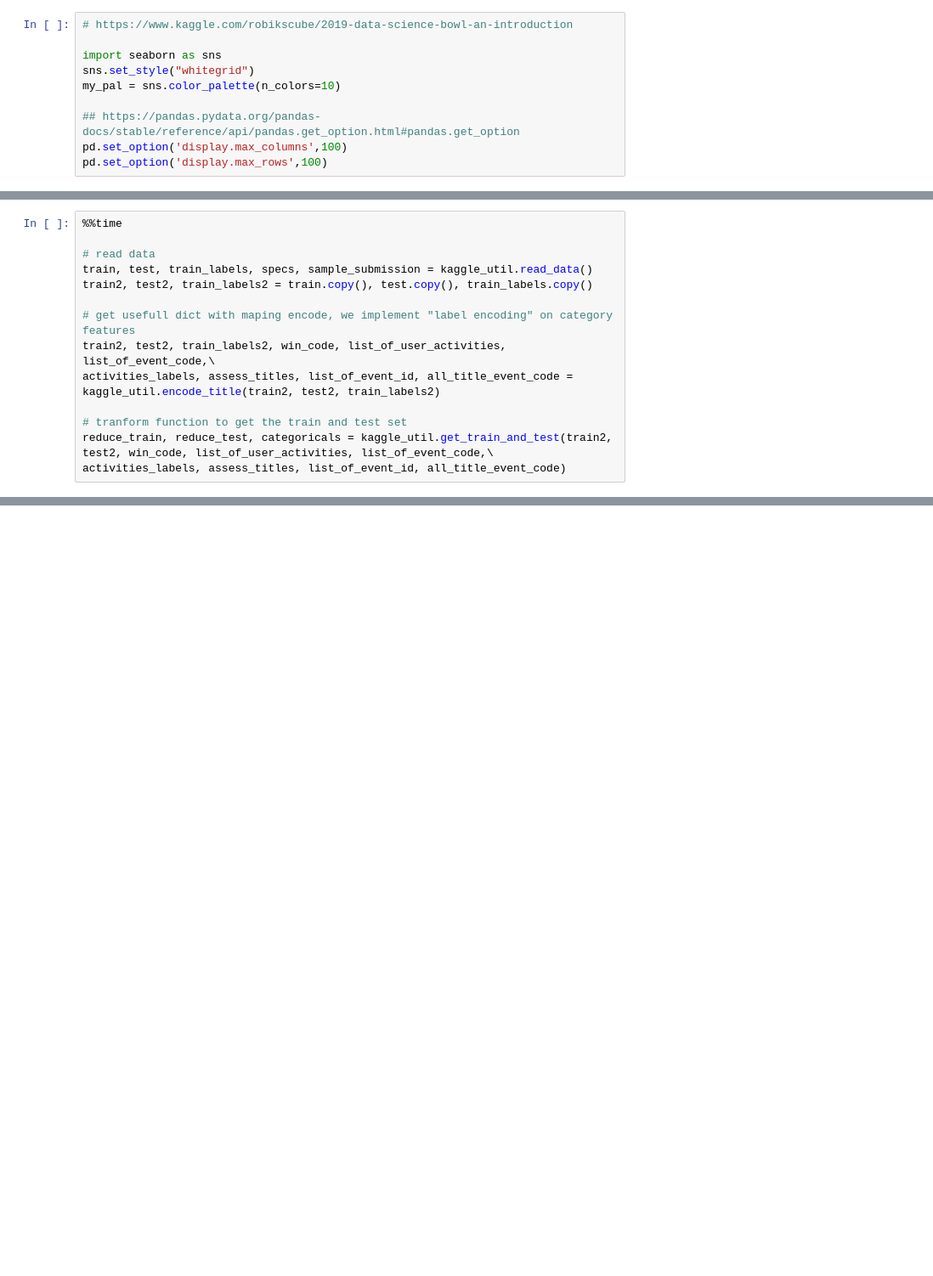
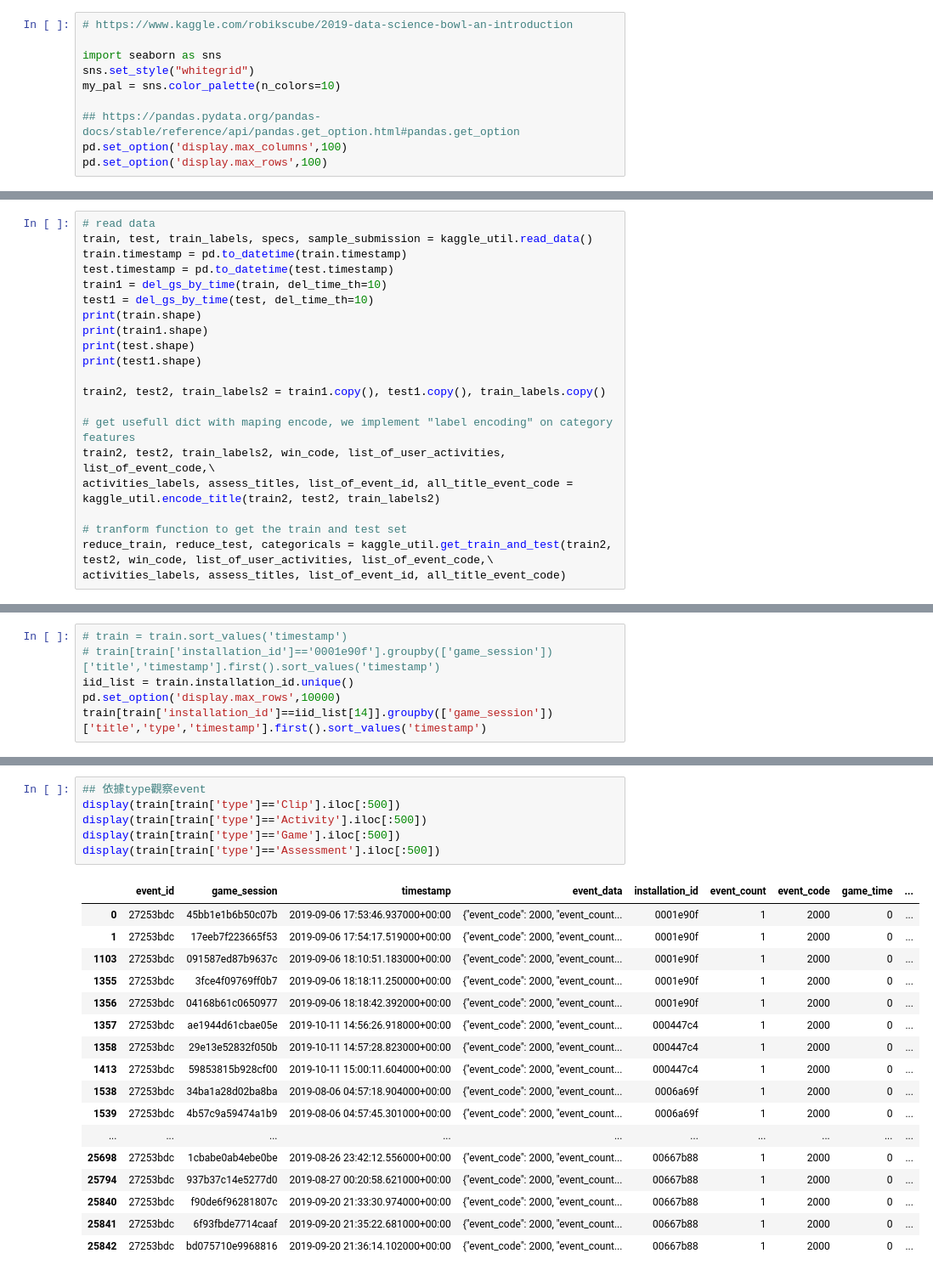
Before and after one commit to chris1214git/2019-DSB, a Jupyter notebook: code/data_preprocess.ipynb, the cells around one changed output, grey strips where cells are left out. Shown at 85% size. Cells and saved outputs as stored; diff of their text form; blank space fills up the shorter version.

```diff
--- a/code/data_preprocess.ipynb
+++ b/code/data_preprocess.ipynb
@@ -20,9 +119,16 @@ pd.set_option('display.max_rows',100)
 # %%
-%%time
-
 # read data
 train, test, train_labels, specs, sample_submission = kaggle_util.read_data()
-train2, test2, train_labels2 = train.copy(), test.copy(), train_labels.copy()
+train.timestamp = pd.to_datetime(train.timestamp)
+test.timestamp = pd.to_datetime(test.timestamp)
+train1 = del_gs_by_time(train, del_time_th=10)
+test1 = del_gs_by_time(test, del_time_th=10)
+print(train.shape)
+print(train1.shape)
+print(test.shape)
+print(test1.shape)
+
+train2, test2, train_labels2 = train1.copy(), test1.copy(), train_labels.copy()
 
 # get usefull dict with maping encode, we implement "label encoding" on category features
 train2, test2, train_labels2, win_code, list_of_user_activities, list_of_event_code,\
@@ -71,0 +223,6 @@ reduce_train.isnull().sum().sum()
+# %%
+# train = train.sort_values('timestamp')
+# train[train['installation_id']=='0001e90f'].groupby(['game_session'])['title','timestamp'].first().sort_values('timestamp')
+iid_list = train.installation_id.unique()
+pd.set_option('display.max_rows',10000)
+train[train['installation_id']==iid_list[14]].groupby(['game_session'])['title','type','timestamp'].first().sort_values('timestamp')
@@ -71,0 +312,24 @@ reduce_train.isnull().sum().sum()
+# %%
+## 依據type觀察event
+display(train[train['type']=='Clip'].iloc[:500])
+display(train[train['type']=='Activity'].iloc[:500])
+display(train[train['type']=='Game'].iloc[:500])
+display(train[train['type']=='Assessment'].iloc[:500])
+# %% [output]
+|  | event_id | game_session | timestamp | event_data | installation_id | event_count | event_code | game_time | ... |
+| 0 | 27253bdc | 45bb1e1b6b50c07b | 2019-09-06 17:53:46.937000+00:00 | {"event_code": 2000, "event_count... | 0001e90f | 1 | 2000 | 0 | ... |
+| 1 | 27253bdc | 17eeb7f223665f53 | 2019-09-06 17:54:17.519000+00:00 | {"event_code": 2000, "event_count... | 0001e90f | 1 | 2000 | 0 | ... |
+| 1103 | 27253bdc | 091587ed87b9637c | 2019-09-06 18:10:51.183000+00:00 | {"event_code": 2000, "event_count... | 0001e90f | 1 | 2000 | 0 | ... |
+| 1355 | 27253bdc | 3fce4f09769ff0b7 | 2019-09-06 18:18:11.250000+00:00 | {"event_code": 2000, "event_count... | 0001e90f | 1 | 2000 | 0 | ... |
+| 1356 | 27253bdc | 04168b61c0650977 | 2019-09-06 18:18:42.392000+00:00 | {"event_code": 2000, "event_count... | 0001e90f | 1 | 2000 | 0 | ... |
+| 1357 | 27253bdc | ae1944d61cbae05e | 2019-10-11 14:56:26.918000+00:00 | {"event_code": 2000, "event_count... | 000447c4 | 1 | 2000 | 0 | ... |
+| 1358 | 27253bdc | 29e13e52832f050b | 2019-10-11 14:57:28.823000+00:00 | {"event_code": 2000, "event_count... | 000447c4 | 1 | 2000 | 0 | ... |
+| 1413 | 27253bdc | 59853815b928cf00 | 2019-10-11 15:00:11.604000+00:00 | {"event_code": 2000, "event_count... | 000447c4 | 1 | 2000 | 0 | ... |
+| 1538 | 27253bdc | 34ba1a28d02ba8ba | 2019-08-06 04:57:18.904000+00:00 | {"event_code": 2000, "event_count... | 0006a69f | 1 | 2000 | 0 | ... |
+| 1539 | 27253bdc | 4b57c9a59474a1b9 | 2019-08-06 04:57:45.301000+00:00 | {"event_code": 2000, "event_count... | 0006a69f | 1 | 2000 | 0 | ... |
+| ... | ... | ... | ... | ... | ... | ... | ... | ... | ... |
+| 25698 | 27253bdc | 1cbabe0ab4ebe0be | 2019-08-26 23:42:12.556000+00:00 | {"event_code": 2000, "event_count... | 00667b88 | 1 | 2000 | 0 | ... |
+| 25794 | 27253bdc | 937b37c14e5277d0 | 2019-08-27 00:20:58.621000+00:00 | {"event_code": 2000, "event_count... | 00667b88 | 1 | 2000 | 0 | ... |
+| 25840 | 27253bdc | f90de6f96281807c | 2019-09-20 21:33:30.974000+00:00 | {"event_code": 2000, "event_count... | 00667b88 | 1 | 2000 | 0 | ... |
+| 25841 | 27253bdc | 6f93fbde7714caaf | 2019-09-20 21:35:22.681000+00:00 | {"event_code": 2000, "event_count... | 00667b88 | 1 | 2000 | 0 | ... |
+| 25842 | 27253bdc | bd075710e9968816 | 2019-09-20 21:36:14.102000+00:00 | {"event_code": 2000, "event_count... | 00667b88 | 1 | 2000 | 0 | ... |
```
Also changed, not shown: parts of 19 cells of this notebook, 36 other files.
